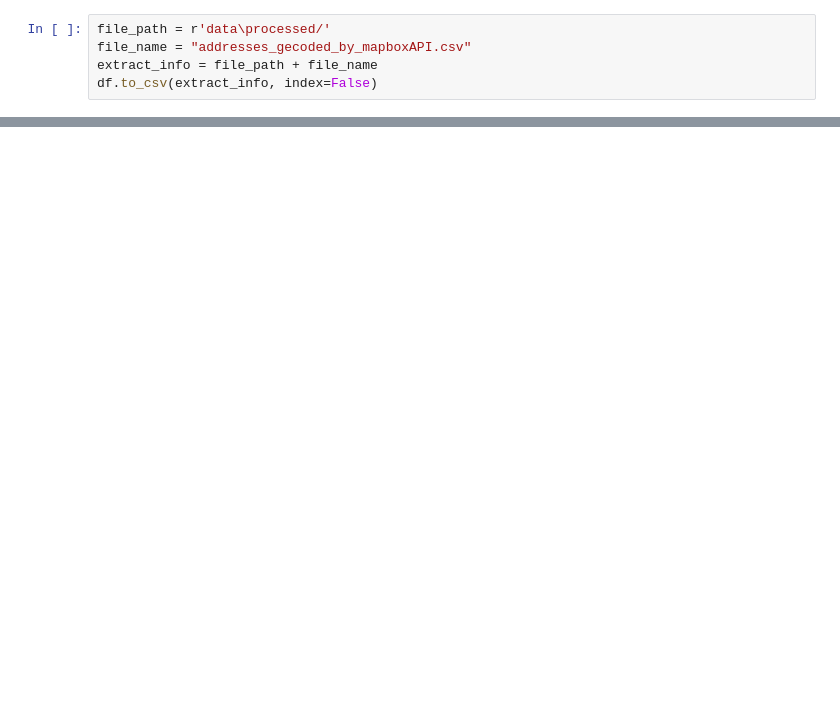
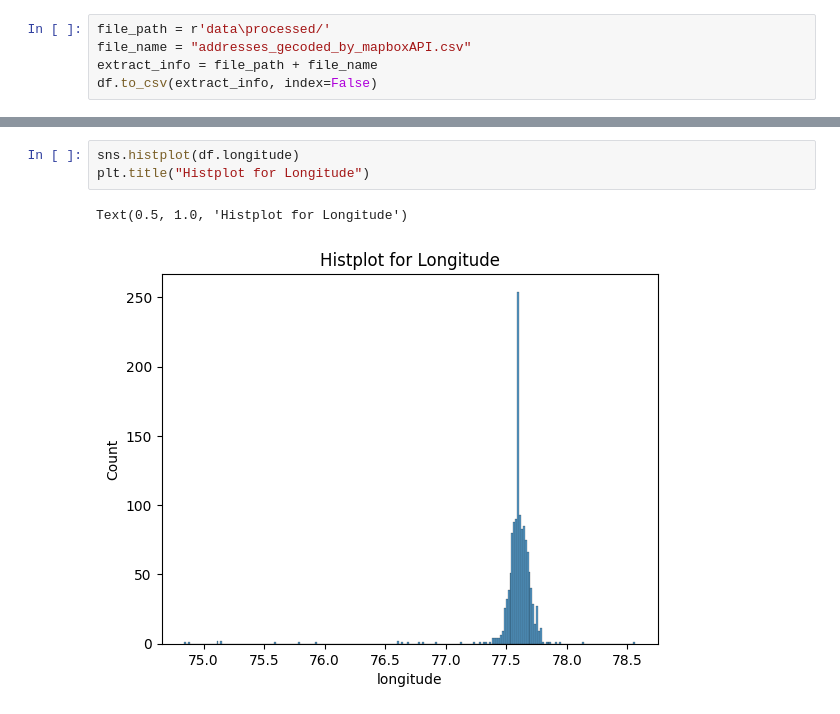
Before and after one commit to AnshikaJain2405/OrionDataAnalyticsInternshipJul23-Proj2, a Jupyter notebook: notebooks/GeoEncode.ipynb, the cells around one changed output, grey strips where cells are left out. Drawn from its saved outputs; the diff is of its cells as text; blank space fills up the shorter version.

```diff
--- a/notebooks/GeoEncode.ipynb
+++ b/notebooks/GeoEncode.ipynb
@@ -113,0 +138,6 @@ df.to_csv(extract_info, index=False)
+# %%
+sns.histplot(df.longitude)
+plt.title("Histplot for Longitude")
+# %% [output]
+Text(0.5, 1.0, 'Histplot for Longitude')
+[figure, added]
```
Also changed, not shown: parts of 54 cells of this notebook, 1 other file.
